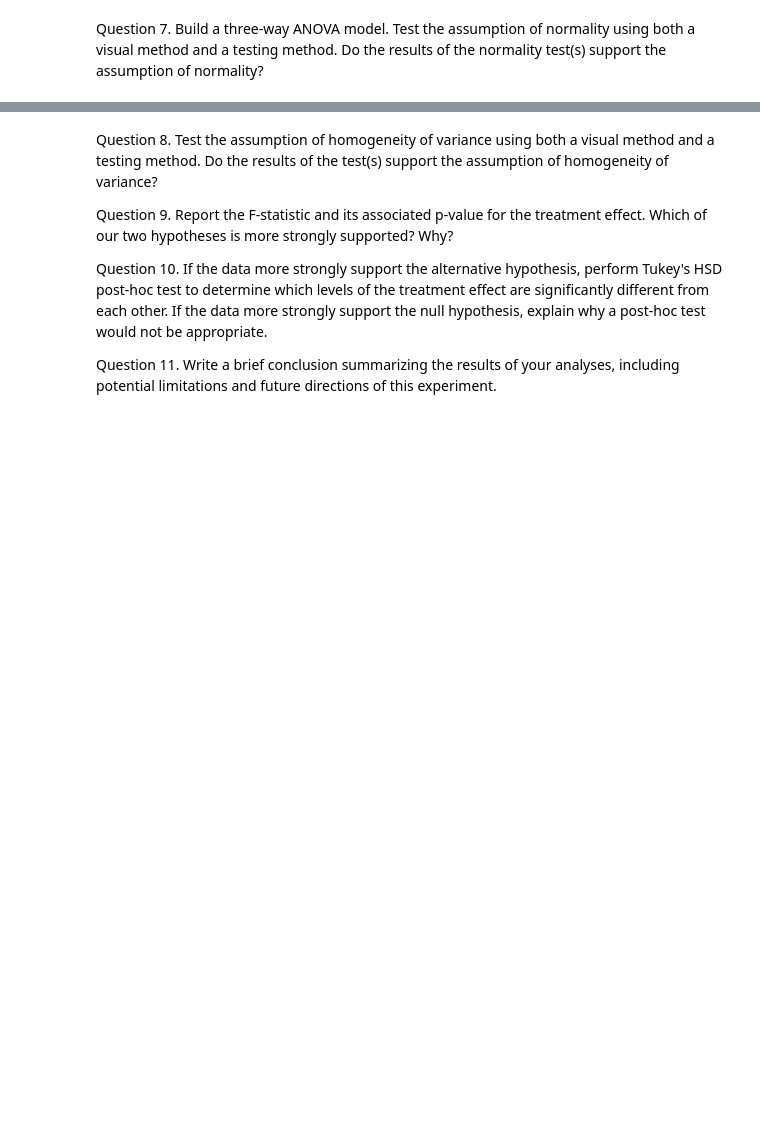
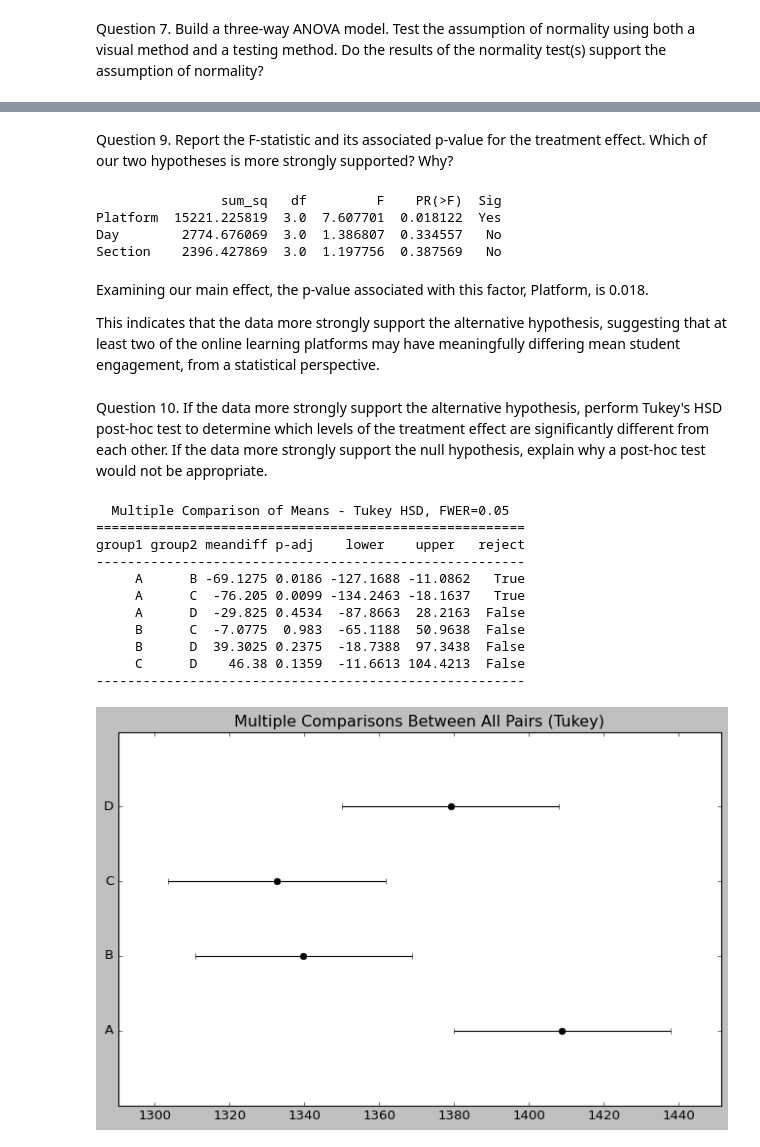
Before and after one commit to elo-meriem/STAT-7220-Applied-Experimental-Design, a Jupyter notebook: Assignments/HW2/HW-2.ipynb, the cells around one changed output, grey strips where cells are left out. Cells and saved outputs as stored; diff of their text form; code cells hidden in the pictures; blank space fills up the shorter version.

```diff
--- a/Assignments/HW2/HW-2.ipynb
+++ b/Assignments/HW2/HW-2.ipynb
@@ -508,8 +586,44 @@ else:
+# %% [markdown]
+Question 9. Report the F-statistic and its associated p-value for the treatment effect. Which of our two hypotheses is more strongly supported? Why?
+# %%
+## Print ANOVA Table ##
+lsd_tab = sm.stats.anova_lm(lsd_mod,typ=3)
+## Add Significance Column ##
+lsd_tab['Sig'] = np.where(lsd_tab['PR(>F)']<0.05,'Yes','No')
+## Print only the main effect and blocking factor rows ##
+print(lsd_tab.loc[['Platform','Day','Section']])
+# %% [output]
+                sum_sq   df         F    PR(>F)  Sig
+Platform  15221.225819  3.0  7.607701  0.018122  Yes
+Day        2774.676069  3.0  1.386807  0.334557   No
+Section    2396.427869  3.0  1.197756  0.387569   No
+# %% [markdown]
+Examining our main effect, the p-value associated with this factor, Platform, is 0.018.
+
+This indicates that the data more strongly support the alternative hypothesis, suggesting that at least two of the online learning platforms may have meaningfully differing mean student engagement, from a statistical perspective.
 # %% [markdown]
-Question 8. Test the assumption of homogeneity of variance using both a visual method and a testing method. Do the results of the test(s) support the assumption of homogeneity of variance?
-
-Question 9. Report the F-statistic and its associated p-value for the treatment effect. Which of our two hypotheses is more strongly supported? Why?
-
 Question 10. If the data more strongly support the alternative hypothesis, perform Tukey's HSD post-hoc test to determine which levels of the treatment effect are significantly different from each other. If the data more strongly support the null hypothesis, explain why a post-hoc test would not be appropriate.
-
-Question 11. Write a brief conclusion summarizing the results of your analyses, including potential limitations and future directions of this experiment.
+# %%
+## Tukey's HSD Function Already Imported Above ##
+
+tukey_result = pairwise_tukeyhsd(endog=online_learning_data['Engagement'], groups=online_learning_data['Platform'],
+                                 alpha=0.05)
+
+## Print Tukey Visual Summary ##
+
+tukey_result.plot_simultaneous()
+
+print(tukey_result)
+# %% [output]
+  Multiple Comparison of Means - Tukey HSD, FWER=0.05
+=======================================================
+group1 group2 meandiff p-adj    lower    upper   reject
+-------------------------------------------------------
+     A      B -69.1275 0.0186 -127.1688 -11.0862   True
+     A      C  -76.205 0.0099 -134.2463 -18.1637   True
+     A      D  -29.825 0.4534  -87.8663  28.2163  False
+     B      C  -7.0775  0.983  -65.1188  50.9638  False
+     B      D  39.3025 0.2375  -18.7388  97.3438  False
+     C      D    46.38 0.1359  -11.6613 104.4213  False
+-------------------------------------------------------
+[figure, added]
```
Also changed, not shown: parts of 7 cells of this notebook.
